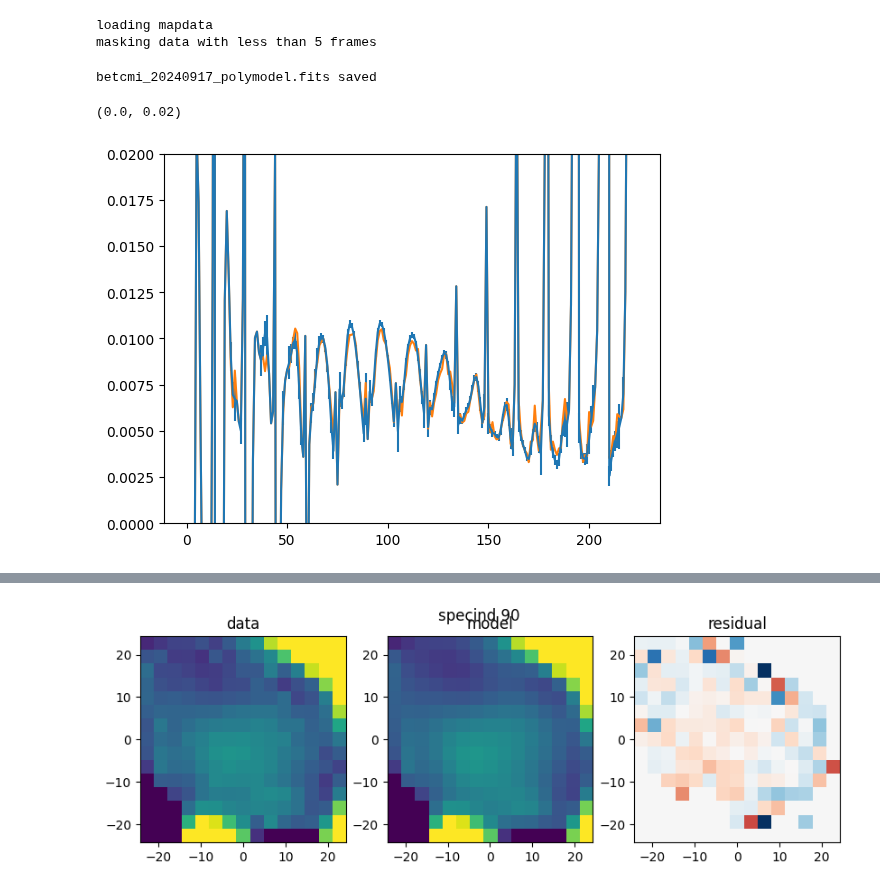
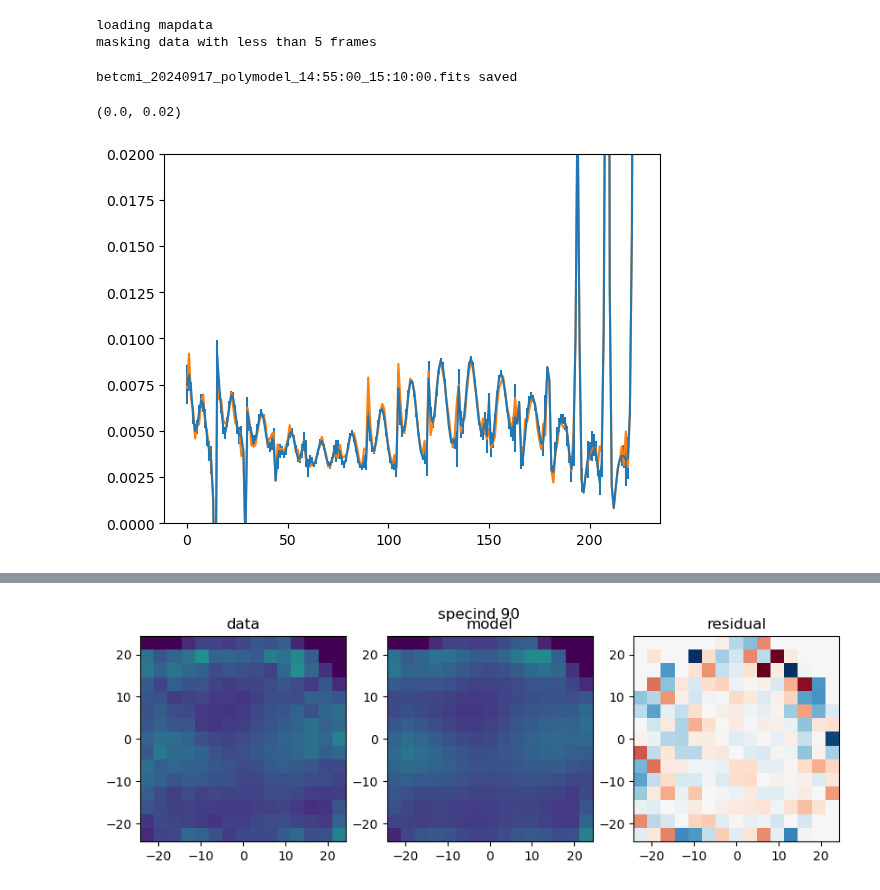
Before and after one commit to YooJung-Kim/PLred, a Jupyter notebook: PLred/examples/example_model_couplingmap/example_model_couplingmap.ipynb, the cells around one changed output, grey strips where cells are left out. Cells and saved outputs as stored; diff of their text form; code cells hidden in the pictures.

```diff
--- a/PLred/examples/example_model_couplingmap/example_model_couplingmap.ipynb
+++ b/PLred/examples/example_model_couplingmap/example_model_couplingmap.ipynb
@@ -10,8 +10,9 @@ from tqdm import tqdm
 
 import PLred.mapmodel as mm
 # %%
-couplingmap_data = '/home/first/yjkim/PLred/PLred/visPLred/examples/example_couplingmap/betcmi_20240917_couplingmap.fits'
-wavs = '/home/first/yjkim/PLred/visPLred/examples/example_extract_spec/model/model_wavmap.npy'
+couplingmap_data = '../../visPLred/examples/example_couplingmap/betcmi_20240917_couplingmap_14:35:00_14:45:00.fits'
+# couplingmap_data = '/home/first/yjkim/PLred/PLred/visPLred/examples/example_couplingmap/betcmi_20240917_couplingmap.fits'
+# wavs = '/home/first/yjkim/PLred/visPLred/examples/example_extract_spec/model/model_wavmap.npy'
 
 data = fits.open(couplingmap_data)
 
@@ -60,9 +61,9 @@ masking data with less than 5 frames
 wav_fitrange = np.r_[0:100, 120:200]
 wav_reconrange = np.r_[0:200]
 all_map_inputs, all_modeled_recons, all_modeled_coeffs, model_chi2 = \
-    mapmodel.make_polynomial_model('betcmi_20240917_polymodel', wav_fitrange, wav_reconrange)
+    mapmodel.make_polynomial_model('betcmi_20240917_polymodel_14:55:00_15:10:00', wav_fitrange, wav_reconrange)
 # %% [output]
-betcmi_20240917_polymodel.fits saved
+betcmi_20240917_polymodel_14:55:00_15:10:00.fits saved
 # %%
 specind = 71
 fibind = 33
@@ -73,30 +74,30 @@ plt.plot(all_map_inputs[:,:,fibind,specind].ravel())
 plt.ylim([0,0.02])
 # %% [output]
 (0.0, 0.02)
-[figure, old version]
+[figure, new version]
 # %%
 fig, axs = plt.subplots(ncols=3, figsize=(10,3))
 
-fibind = 33
+fibind = 1
 
 def animate(specind):
     for ax in axs: ax.clear()
     axs[0].imshow(all_map_inputs[:,:,fibind,specind],vmin=0,vmax=0.02, origin='lower',
                   extent = (min(pos_mas), max(pos_mas), min(pos_mas), max(pos_mas)))
     axs[1].imshow(all_modeled_recons[:,:,fibind,specind],vmin=0,vmax=0.02, origin='lower',
                   extent = (min(pos_mas), max(pos_mas), min(pos_mas), max(pos_mas)))
     axs[2].imshow(all_map_inputs[:,:,fibind,specind] - all_modeled_recons[:,:,fibind,specind],vmin=-0.002,vmax=0.002,cmap='RdBu',
                   origin='lower',
                   extent = (min(pos_mas), max(pos_mas), min(pos_mas), max(pos_mas)))
     # axs[3].imshow((all_map_input[specind]-modeled_recon[specind]),vmin=-0.001,vmax=0.001,cmap='RdBu')
     fig.suptitle('specind %d' % wav_reconrange[specind])
 
     axs[0].set_title('data')
     axs[1].set_title('model')
     axs[2].set_title('residual')
 
 anim = FuncAnimation(fig, animate,np.arange(90,120), interval = 100)
 HTML(anim.to_jshtml())
 # %% [output]
 [interactive output not drawn]
-[figure, old version]
+[figure, new version]
```
Also changed, not shown: parts of 1 cell of this notebook, 4 other files.
